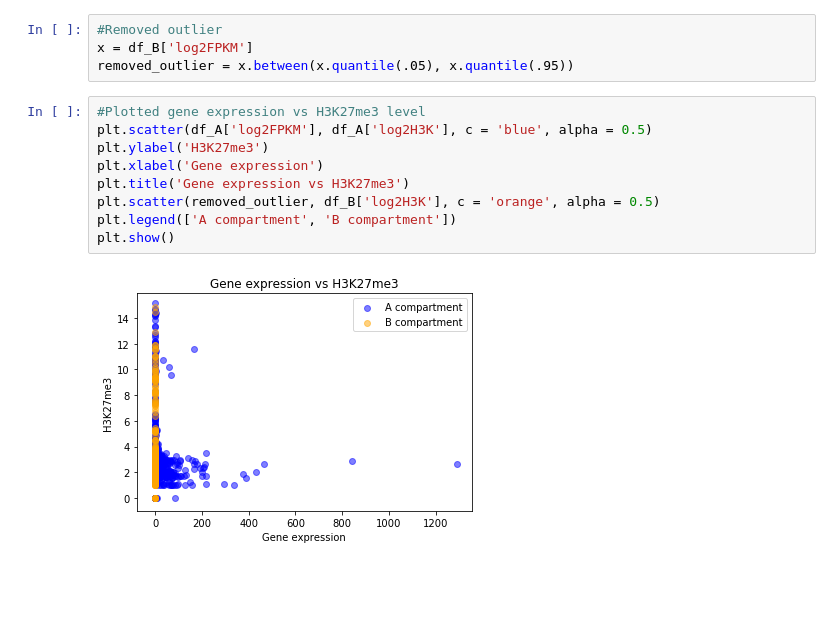
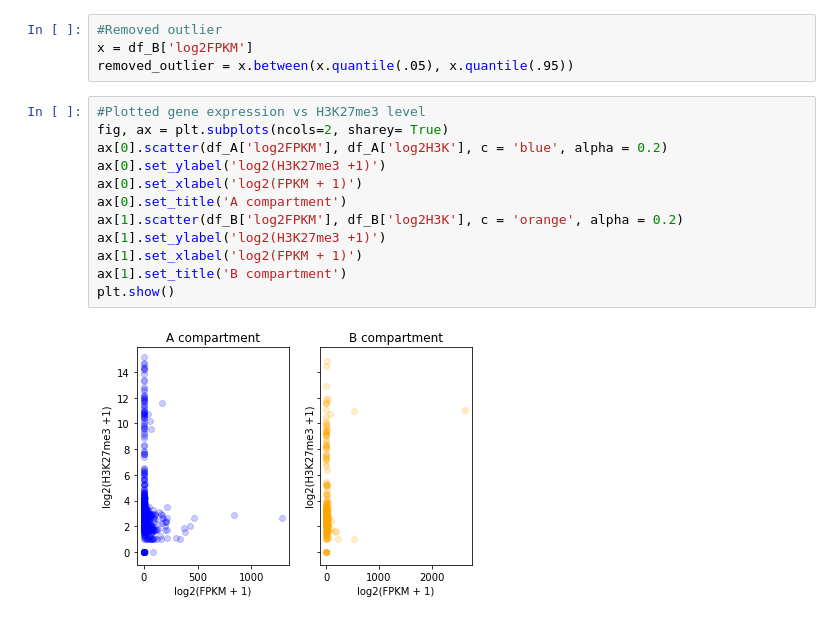
Before and after one commit to GiannaTricola/qbb2020-answers, a Jupyter notebook: week11/Week11.ipynb, the cells around one changed output. Saved outputs shown, nothing was run; the diff lists cells and outputs as text; blank space fills up the shorter version.

Commit message:
separated scatter plots

```diff
--- a/week11/Week11.ipynb
+++ b/week11/Week11.ipynb
@@ -194,12 +194,15 @@ x = df_B['log2FPKM']
 removed_outlier = x.between(x.quantile(.05), x.quantile(.95))
 # %%
 #Plotted gene expression vs H3K27me3 level
-plt.scatter(df_A['log2FPKM'], df_A['log2H3K'], c = 'blue', alpha = 0.5)
-plt.ylabel('H3K27me3')
-plt.xlabel('Gene expression')
-plt.title('Gene expression vs H3K27me3')
-plt.scatter(removed_outlier, df_B['log2H3K'], c = 'orange', alpha = 0.5)
-plt.legend(['A compartment', 'B compartment'])
+fig, ax = plt.subplots(ncols=2, sharey= True)
+ax[0].scatter(df_A['log2FPKM'], df_A['log2H3K'], c = 'blue', alpha = 0.2)
+ax[0].set_ylabel('log2(H3K27me3 +1)')
+ax[0].set_xlabel('log2(FPKM + 1)')
+ax[0].set_title('A compartment')
+ax[1].scatter(df_B['log2FPKM'], df_B['log2H3K'], c = 'orange', alpha = 0.2)
+ax[1].set_ylabel('log2(H3K27me3 +1)')
+ax[1].set_xlabel('log2(FPKM + 1)')
+ax[1].set_title('B compartment')
 plt.show()
 # %% [output]
-[figure, old version]
+[figure, new version]
```
